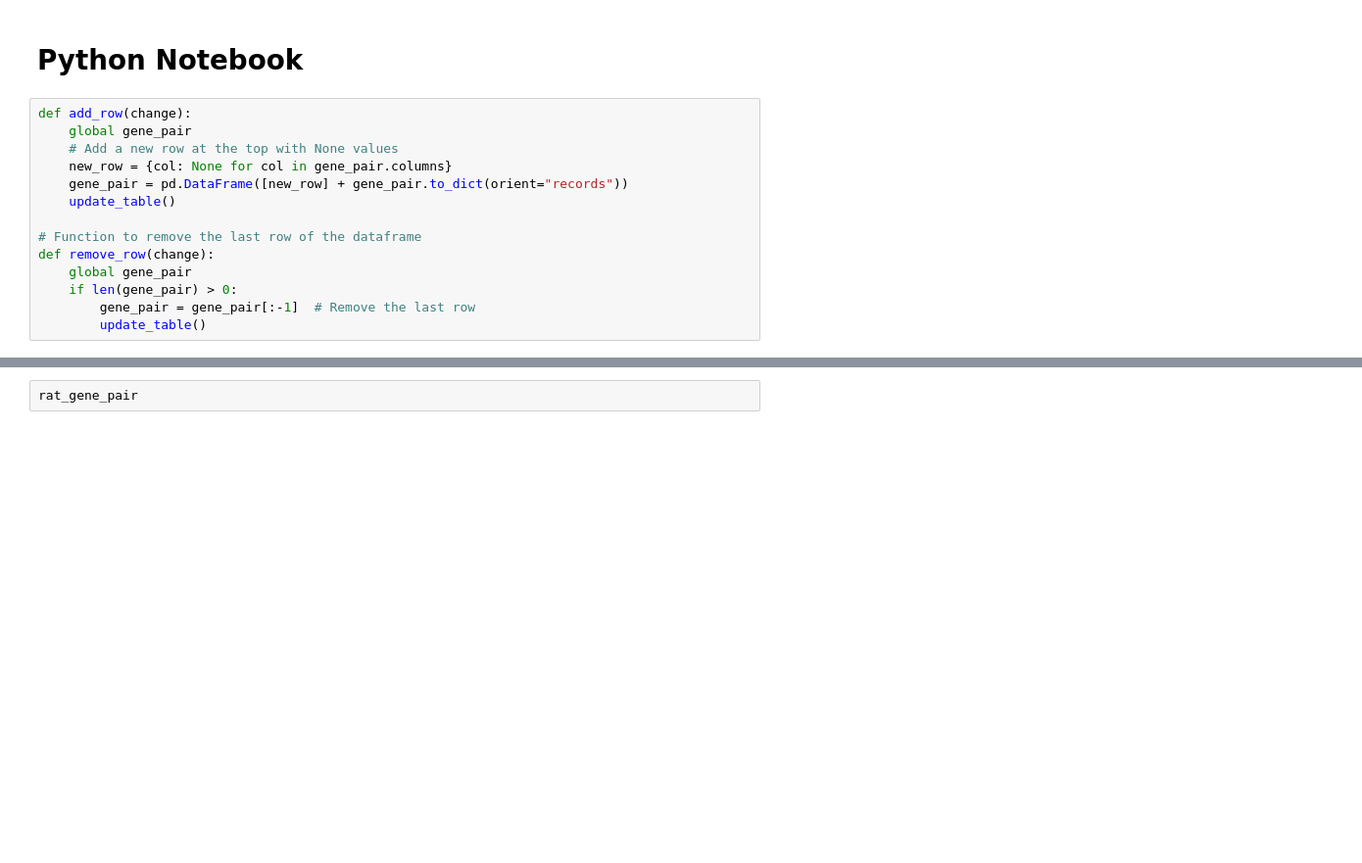
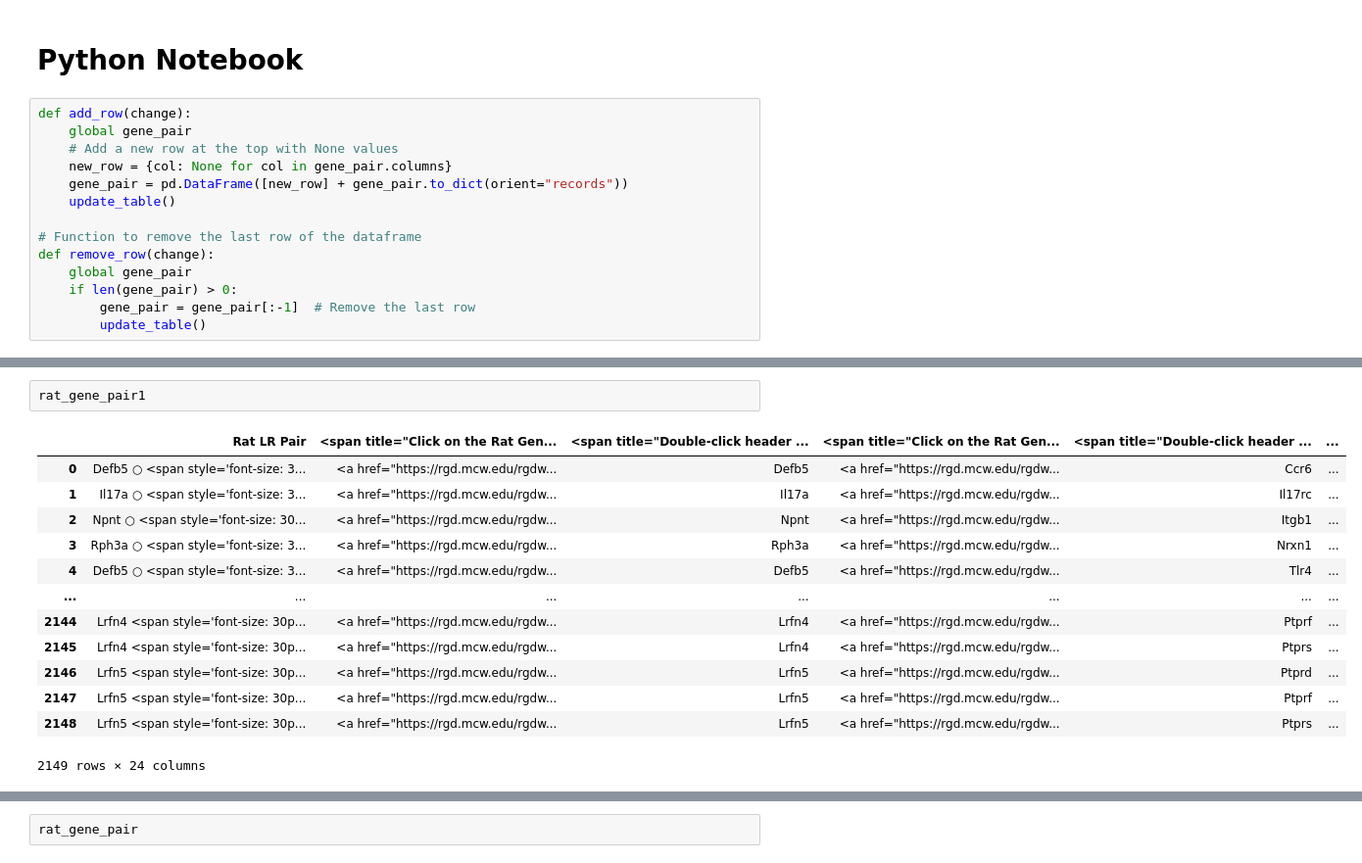
Before and after one commit to bioinfo-YCU/ConnectomeDB, a Jupyter notebook: Python_test.ipynb, the cells around one changed output, grey strips where cells are left out. Shown at 98% size. Drawn from its saved outputs; the diff is of its cells as text; blank space fills up the shorter version.

Commit message:
added gene symbol for mouse and rat

```diff
--- a/Python_test.ipynb
+++ b/Python_test.ipynb
@@ -17 +333,17 @@ def remove_row(change):
+# %%
+rat_gene_pair1
+# %% [output]
+|  | Rat LR Pair | <span title="Click on the Rat Gen... | <span title="Double-click header ... | <span title="Click on the Rat Gen... | <span title="Double-click header ... | ... |
+| 0 | Defb5 ○ <span style='font-size: 3... | <a href="https://rgd.mcw.edu/rgdw... | Defb5 | <a href="https://rgd.mcw.edu/rgdw... | Ccr6 | ... |
+| 1 | Il17a ○ <span style='font-size: 3... | <a href="https://rgd.mcw.edu/rgdw... | Il17a | <a href="https://rgd.mcw.edu/rgdw... | Il17rc | ... |
+| 2 | Npnt ○ <span style='font-size: 30... | <a href="https://rgd.mcw.edu/rgdw... | Npnt | <a href="https://rgd.mcw.edu/rgdw... | Itgb1 | ... |
+| 3 | Rph3a ○ <span style='font-size: 3... | <a href="https://rgd.mcw.edu/rgdw... | Rph3a | <a href="https://rgd.mcw.edu/rgdw... | Nrxn1 | ... |
+| 4 | Defb5 ○ <span style='font-size: 3... | <a href="https://rgd.mcw.edu/rgdw... | Defb5 | <a href="https://rgd.mcw.edu/rgdw... | Tlr4 | ... |
+| ... | ... | ... | ... | ... | ... | ... |
+| 2144 | Lrfn4 <span style='font-size: 30p... | <a href="https://rgd.mcw.edu/rgdw... | Lrfn4 | <a href="https://rgd.mcw.edu/rgdw... | Ptprf | ... |
+| 2145 | Lrfn4 <span style='font-size: 30p... | <a href="https://rgd.mcw.edu/rgdw... | Lrfn4 | <a href="https://rgd.mcw.edu/rgdw... | Ptprs | ... |
+| 2146 | Lrfn5 <span style='font-size: 30p... | <a href="https://rgd.mcw.edu/rgdw... | Lrfn5 | <a href="https://rgd.mcw.edu/rgdw... | Ptprd | ... |
+| 2147 | Lrfn5 <span style='font-size: 30p... | <a href="https://rgd.mcw.edu/rgdw... | Lrfn5 | <a href="https://rgd.mcw.edu/rgdw... | Ptprf | ... |
+| 2148 | Lrfn5 <span style='font-size: 30p... | <a href="https://rgd.mcw.edu/rgdw... | Lrfn5 | <a href="https://rgd.mcw.edu/rgdw... | Ptprs | ... |
+2149 rows × 24 columns
 # %%
```
Also changed, not shown: parts of 12 cells of this notebook, 13 other files.
